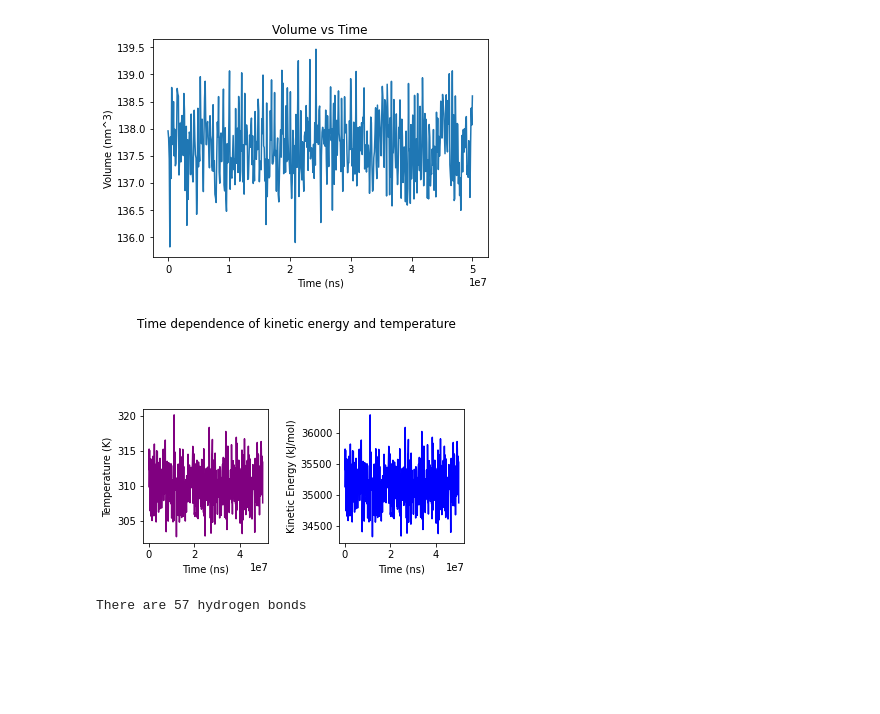
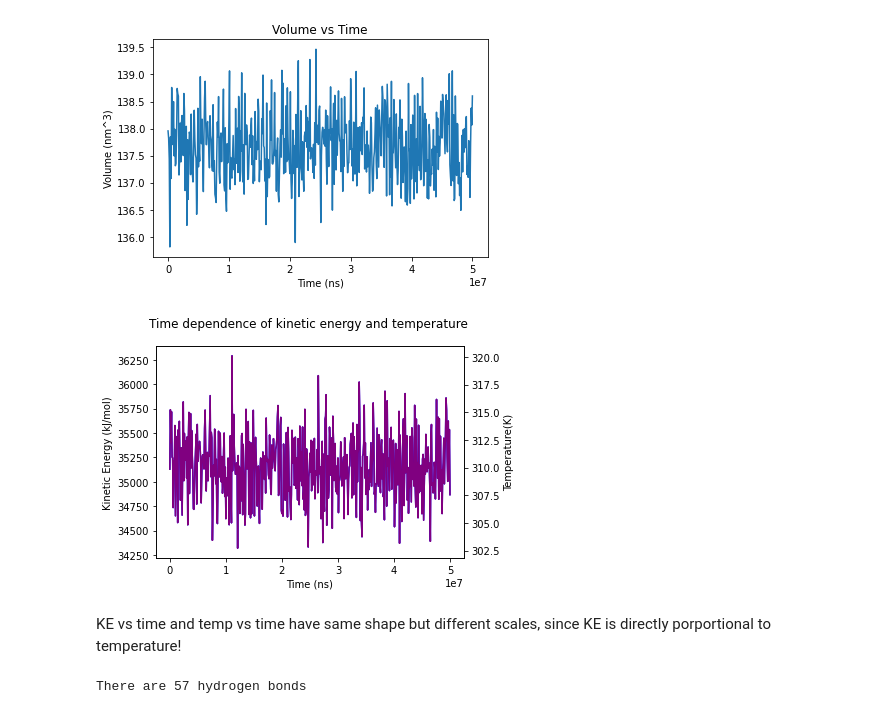
Before and after one commit to ns3539/comp-lab-class, a Jupyter notebook: Week2/Analysis/Week 2.ipynb, the cells around one changed output. Cells and saved outputs as stored; diff of their text form; code cells hidden in the pictures; blank space fills up the shorter version.

```diff
--- a/Week2/Analysis/Week 2.ipynb
+++ b/Week2/Analysis/Week 2.ipynb
@@ -65,24 +47,30 @@ for i in range(len(quantities)):
 [figure]
 [figure]
 # %%
-#subplots for kinetic energy and temperature side by side
+#subplots for kinetic energy and temperature overlaid
 
 quantities = [['Kinetic Energy', 'kJ/mol'],
               ['Temperature', 'K']]
 
-fig, (ax2, ax1) = plt.subplots(1, 2)
+fig, ax1 = plt.subplots()
 fig.suptitle('Time dependence of kinetic energy and temperature')
-fig.tight_layout(pad=4)
 
+ax1.set_xlabel('Time (ns)')
+ax1.set_ylabel('Kinetic Energy (kJ/mol)')
 ax1.plot(times, data[2], color='blue')
+
+ax2 = ax1.twinx()
+
+ax2.set_ylabel('Temperature(K)')
 ax2.plot(times, data[4], color='purple')
 
-ax1.set(xlabel='Time (ns)', ylabel='Kinetic Energy (kJ/mol)')
-ax2.set(xlabel='Time (ns)', ylabel='Temperature (K)')
 
+fig.tight_layout()
 plt.show()
 # %% [output]
-[figure, old version]
+[figure, new version]
+# %% [markdown]
+KE vs time and temp vs time have same shape but different scales, since KE is directly porportional to temperature!
 # %%
 ##### Question 5 #####
 
```
Also changed, not shown: parts of 2 cells of this notebook.
